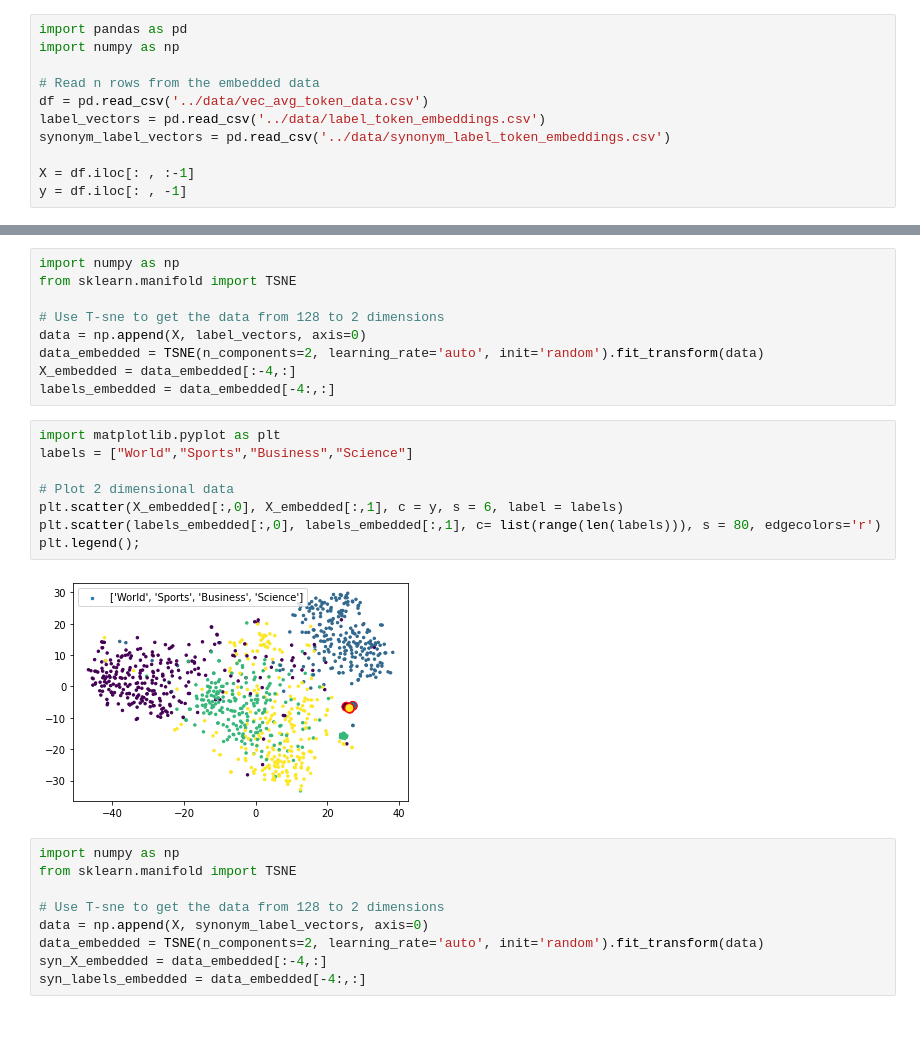
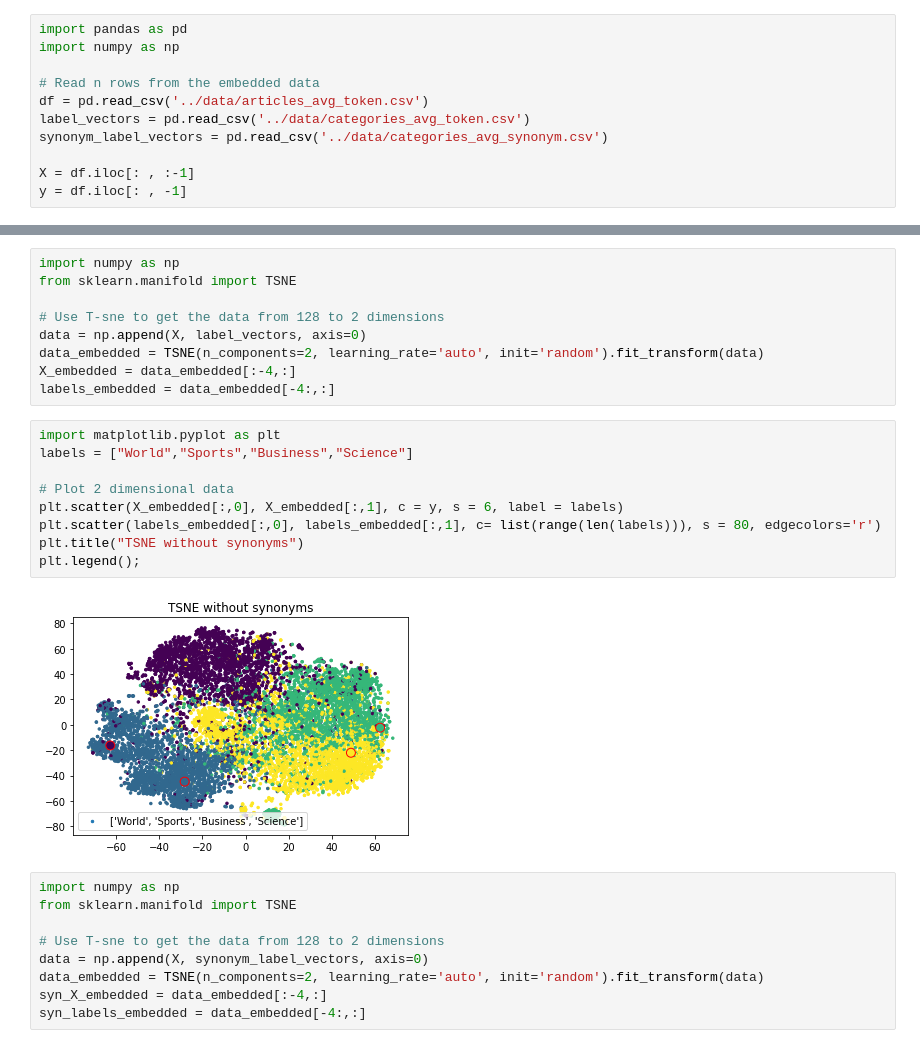
Before and after one commit to viktor-enzell/bert-summarizer, a Jupyter notebook: src/dataless_synonyms.ipynb, the cells around one changed output, grey strips where cells are left out. Drawn from its saved outputs; the diff is of its cells as text.

```diff
--- a/src/dataless_synonyms.ipynb
+++ b/src/dataless_synonyms.ipynb
@@ -3,9 +3,9 @@ import pandas as pd
 import numpy as np
 
 # Read n rows from the embedded data
-df = pd.read_csv('../data/vec_avg_token_data.csv')
-label_vectors = pd.read_csv('../data/label_token_embeddings.csv')
-synonym_label_vectors = pd.read_csv('../data/synonym_label_token_embeddings.csv')
+df = pd.read_csv('../data/articles_avg_token.csv')
+label_vectors = pd.read_csv('../data/categories_avg_token.csv')
+synonym_label_vectors = pd.read_csv('../data/categories_avg_synonym.csv')
 
 X = df.iloc[: , :-1]
 y = df.iloc[: , -1]
@@ -33,13 +47,14 @@ labels_embedded = data_embedded[-4:,:]
 # %%
 import matplotlib.pyplot as plt
 labels = ["World","Sports","Business","Science"]
 
 # Plot 2 dimensional data
 plt.scatter(X_embedded[:,0], X_embedded[:,1], c = y, s = 6, label = labels)
 plt.scatter(labels_embedded[:,0], labels_embedded[:,1], c= list(range(len(labels))), s = 80, edgecolors='r')
+plt.title("TSNE without synonyms")
 plt.legend();
 # %% [output]
-[figure, old version]
+[figure, new version]
 # %%
 import numpy as np
 from sklearn.manifold import TSNE
```
Also changed, not shown: parts of 3 cells of this notebook, 1 other file.
